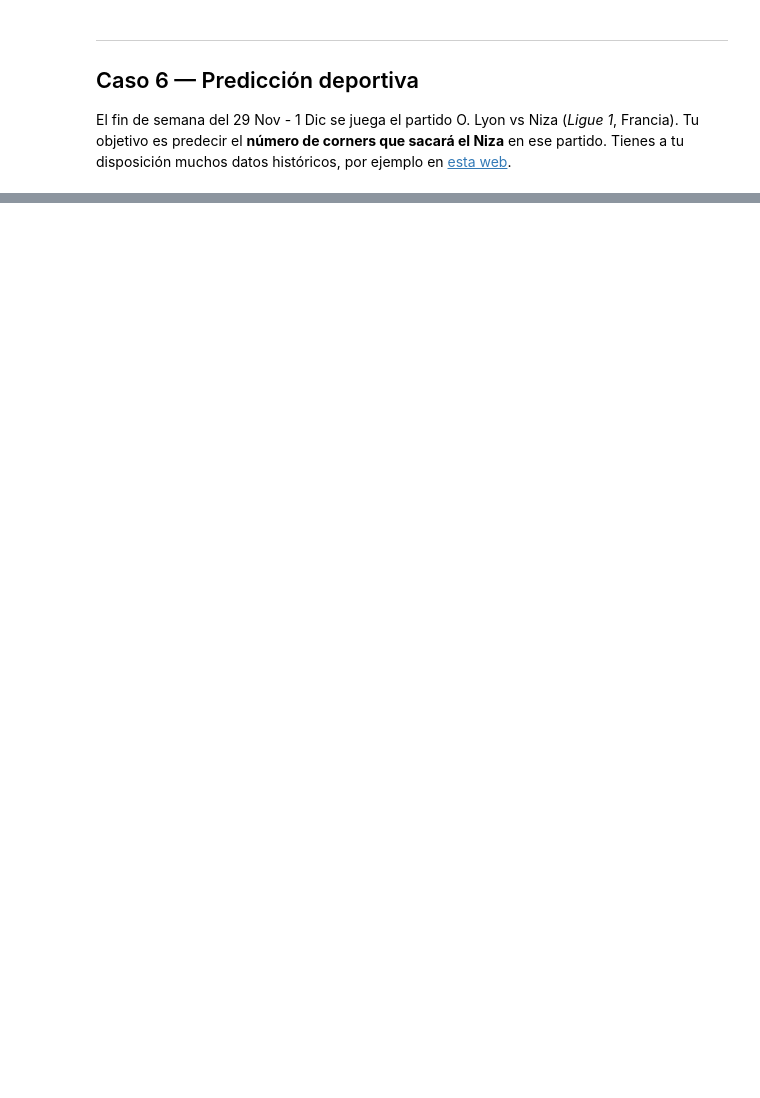
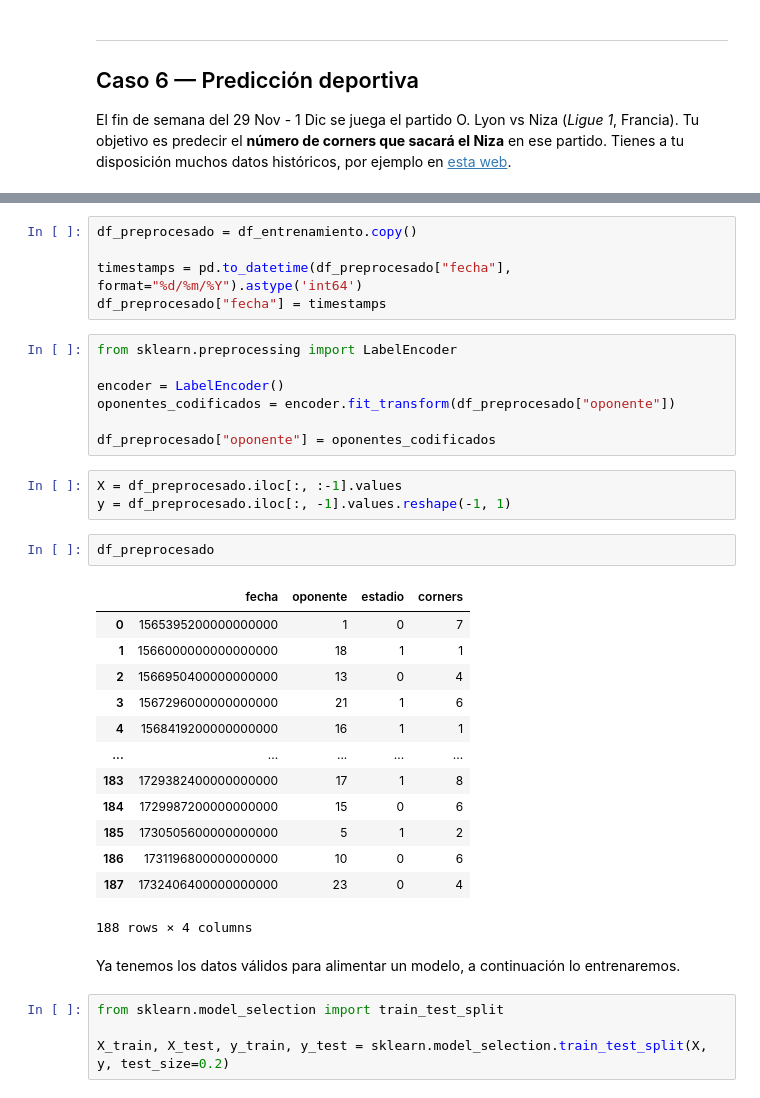
Before and after one commit to Chepados/ALN_practica_2, a Jupyter notebook: Práctica 2 — Campeonato de predicción.ipynb, the cells around one changed output, grey strips where cells are left out. Saved outputs shown, nothing was run; the diff lists cells and outputs as text; blank space fills up the shorter version.

```diff
--- a/Práctica 2 — Campeonato de predicción.ipynb
+++ b/Práctica 2 — Campeonato de predicción.ipynb
@@ -1508,0 +1548,37 @@ El fin de semana del 29 Nov - 1 Dic se juega el partido O. Lyon vs Niza (*Ligue
+# %%
+df_preprocesado = df_entrenamiento.copy()
+
+timestamps = pd.to_datetime(df_preprocesado["fecha"], format="%d/%m/%Y").astype('int64')
+df_preprocesado["fecha"] = timestamps
+# %%
+from sklearn.preprocessing import LabelEncoder
+
+encoder = LabelEncoder()
+oponentes_codificados = encoder.fit_transform(df_preprocesado["oponente"])
+
+df_preprocesado["oponente"] = oponentes_codificados
+# %%
+X = df_preprocesado.iloc[:, :-1].values
+y = df_preprocesado.iloc[:, -1].values.reshape(-1, 1)
+# %%
+df_preprocesado
+# %% [output]
+|  | fecha | oponente | estadio | corners |
+| 0 | 1565395200000000000 | 1 | 0 | 7 |
+| 1 | 1566000000000000000 | 18 | 1 | 1 |
+| 2 | 1566950400000000000 | 13 | 0 | 4 |
+| 3 | 1567296000000000000 | 21 | 1 | 6 |
+| 4 | 1568419200000000000 | 16 | 1 | 1 |
+| ... | ... | ... | ... | ... |
+| 183 | 1729382400000000000 | 17 | 1 | 8 |
+| 184 | 1729987200000000000 | 15 | 0 | 6 |
+| 185 | 1730505600000000000 | 5 | 1 | 2 |
+| 186 | 1731196800000000000 | 10 | 0 | 6 |
+| 187 | 1732406400000000000 | 23 | 0 | 4 |
+188 rows × 4 columns
+# %% [markdown]
+Ya tenemos los datos válidos para alimentar un modelo, a continuación lo entrenaremos.
+# %%
+from sklearn.model_selection import train_test_split
+
+X_train, X_test, y_train, y_test = sklearn.model_selection.train_test_split(X, y, test_size=0.2)
```
Also changed, not shown: parts of 71 cells of this notebook, 18 other files.
